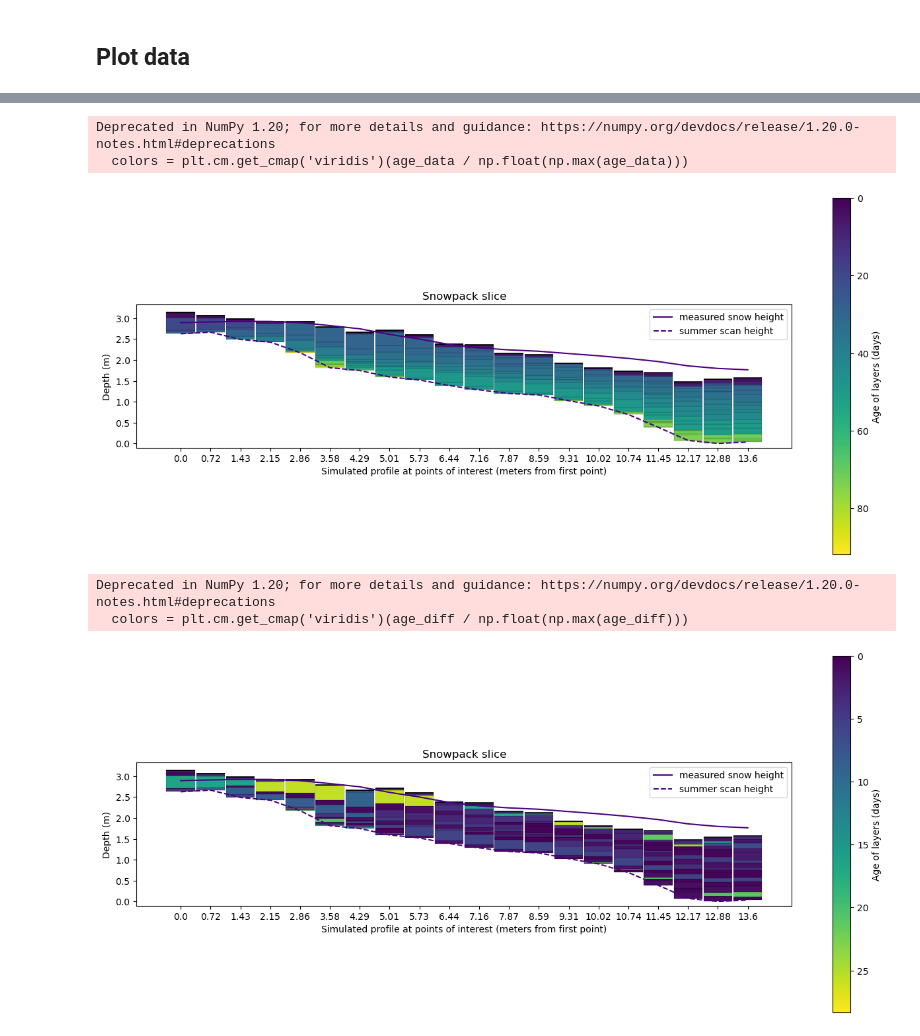
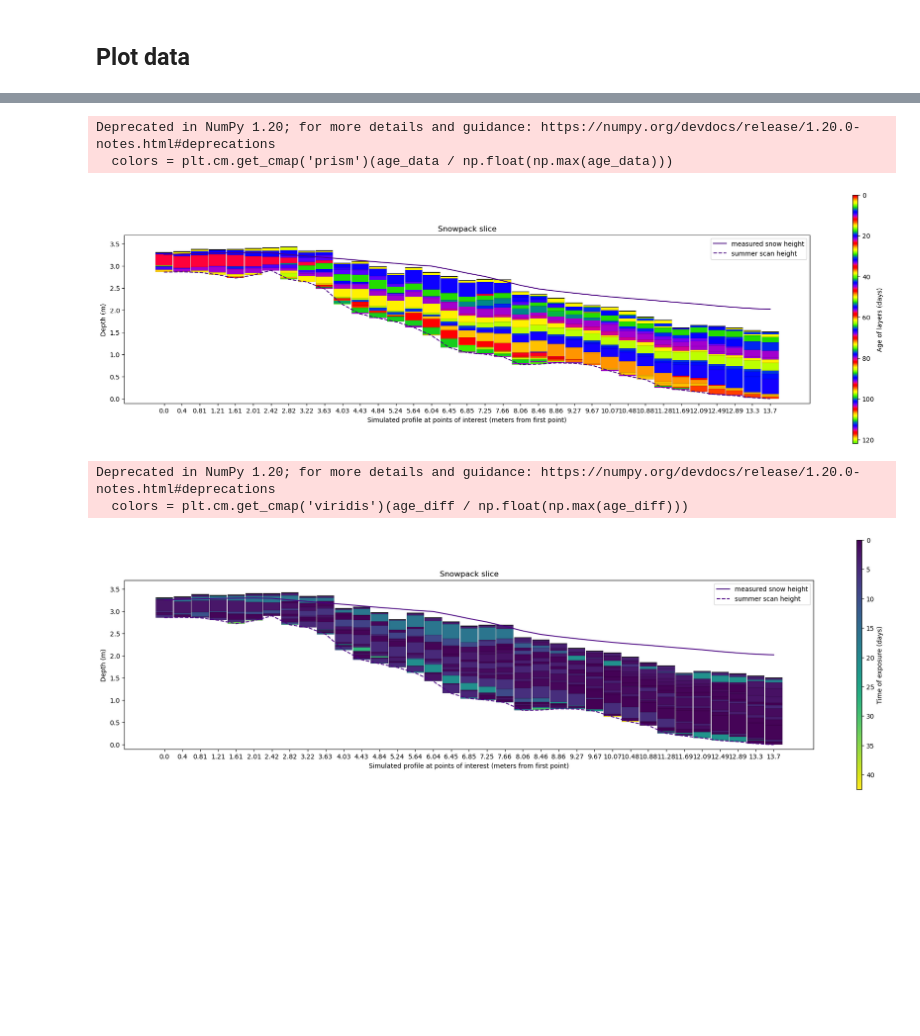
Before and after one commit to Mathilde-Bnt/MB_little_awk, a Jupyter notebook: finalized/23-Artificial_snowpit_figure.ipynb, the cells around one changed output, grey strips where cells are left out. Cells and saved outputs as stored; diff of their text form; code cells hidden in the pictures; blank space fills up the shorter version.

```diff
--- a/finalized/23-Artificial_snowpit_figure.ipynb
+++ b/finalized/23-Artificial_snowpit_figure.ipynb
@@ -197,0 +197,7 @@ for point_nb in range(len(interest_points)):
+# %%
+# Get coordinates for dataset to store the output data
+
+x_coords = [interest_points_coords[i][0] for i in range(len(interest_points_coords))]
+y_coords = [interest_points_coords[i][1] for i in range(len(interest_points_coords))]
+time_coords = [i*dt for i in range(nb_iterations)]
+layer_coords = [i for i in range(max_nb_of_layers)]
@@ -200,18 +225,12 @@ for point_nb in range(len(interest_points)):
 # %%
 # Transpose data and convert to lists for correct plotting
 
-depth_data = list(depth_data.T)
-age_data = list(age_data.T)
-
-for i in range(len(age_data)):
-    age_data[i] = list(age_data[i])
-
-for i in range(len(depth_data)):
-    depth_data[i] = list(depth_data[i])
+thickness_data = [[thickness_data[i][-1][j] for i in range(len(x_coords))] for j in range(len(layer_coords))]
+age_data = [[age_data[i][-1][j] for i in range(len(x_coords))] for j in range(len(layer_coords))]
 
 # Format indications:
 
-# depth_data = [[depth of first layer at each point],
+# thickness_data = [[depth of first layer at each point],
 #        [depth of 2nd layer at each point], [...], ...]
 
 # age_data = [[age of first layer at each point],
@@ -225,6 +244,6 @@ x_2 = x_range[-1]
 y_2 = y_range[-1]
 
 distance_btwn_extreme_pts = math.sqrt((x_1 - x_2)**2 + (y_1 - y_2)**2)
-distance_btwn_x_pts = distance_btwn_extreme_pts / (len(depth_data[0])-1)
+distance_btwn_x_pts = distance_btwn_extreme_pts / (len(thickness_data[0])-1)
 
 figure_height = max(max(last_scan_heights)+0.1, 1.5)
@@ -298,49 +250,49 @@ if save_figures:
 # %%
-# Plot the simulated snowpit
+# Plot the simulated snowpit (zero is defined as the min of the summer surface)
 
-fig = plt.figure(figsize=(16, 7))
+fig = plt.figure(figsize=(24, 7))
 
 age_data = np.array(age_data)
 
-colors = plt.cm.get_cmap('viridis')(age_data / np.float(np.max(age_data)))
+colors = plt.cm.get_cmap('prism')(age_data / np.float(np.max(age_data)))
 
 
 # Visual parameters
-index = np.arange(len(depth_data[0])) * distance_btwn_x_pts + 0.3 * distance_btwn_x_pts
+index = np.arange(len(thickness_data[0])) * distance_btwn_x_pts + 0.3 * distance_btwn_x_pts
 bar_width = 0.96 * distance_btwn_x_pts
 
 # Initialize the vertical offset for the stacked bar chart
-y_offset = np.array(summer_scan_heights) # + offset_at_each_point  # TODO
+y_offset = np.array(summer_scan_heights)
 
 # Plot bars with colors corresponding to age
-for row in range(len(depth_data)):
-    plt.bar(index, depth_data[row], bar_width, bottom=y_offset, color=colors[row], edgecolor='k', linewidth=0.1)
-    y_offset = y_offset + depth_data[row]
+for row in range(len(thickness_data)):
+    plt.bar(index, thickness_data[row], bar_width, bottom=y_offset, color=colors[row], edgecolor='k', linewidth=0.1)
+    y_offset = y_offset + thickness_data[row]
 
 # Plot measured total snowheight and summer surface
 plt.plot(index, last_scan_heights, label='measured snow height', c='indigo')
 plt.plot(index, summer_scan_heights, label='summer scan height', c='indigo', linestyle='--')
 
 # Plot's axes and colorbar
 plt.ylabel("Depth (m)")
 plt.ylim([-0.1, -0.1 + figure_height + 0.4])
 
 ax = plt.gca()
 ax.set_aspect('equal', adjustable='box')
 
 plt.xlabel("Simulated profile at points of interest (meters from first point)")
-xticks_labels = [str(round(i, 2)) for i in np.arange(len(depth_data[0])) * distance_btwn_x_pts]
-plt.xticks(np.arange(len(depth_data[0])) * distance_btwn_x_pts + 0.3 * distance_btwn_x_pts, xticks_labels)
+xticks_labels = [str(round(i, 2)) for i in np.arange(len(thickness_data[0])) * distance_btwn_x_pts]
+plt.xticks(np.arange(len(thickness_data[0])) * distance_btwn_x_pts + 0.3 * distance_btwn_x_pts, xticks_labels)
 plt.title('Snowpack slice')
 
 max_age = (np.max(age_data)) / 3600 / 24
-cbar = plt.colorbar(matplotlib.cm.ScalarMappable(norm=matplotlib.colors.Normalize(vmin=0, vmax=max_age), cmap=new_cmap), orientation='vertical', label='Age of layers (days)')
+cbar = plt.colorbar(matplotlib.cm.ScalarMappable(norm=matplotlib.colors.Normalize(vmin=0, vmax=max_age), cmap='prism'), orientation='vertical', label='Age of layers (days)', aspect=50)
 cbar.ax.invert_yaxis()
 
 plt.legend()
 
 plt.show()
 # %% [output]
 Deprecated in NumPy 1.20; for more details and guidance: https://numpy.org/devdocs/release/1.20.0-notes.html#deprecations
-  colors = plt.cm.get_cmap('viridis')(age_data / np.float(np.max(age_data)))
+  colors = plt.cm.get_cmap('prism')(age_data / np.float(np.max(age_data)))
-[figure, old version]
+[figure, new version]
@@ -347,7 +302,7 @@ Deprecated in NumPy 1.20; for more details and guidance: https://numpy.org/devdo
 # %%
 # Plot the simulated snowpit
 
-fig = plt.figure(figsize=(16, 7))
+fig = plt.figure(figsize=(24, 7))
 
 age_data = np.array(age_data)
 
@@ -357,16 +312,16 @@ colors = plt.cm.get_cmap('viridis')(age_diff / np.float(np.max(age_diff)))
 
 
 # Visual parameters
-index = np.arange(len(depth_data[0])) * distance_btwn_x_pts + 0.3 * distance_btwn_x_pts
+index = np.arange(len(thickness_data[0])) * distance_btwn_x_pts + 0.3 * distance_btwn_x_pts
 bar_width = 0.96 * distance_btwn_x_pts
 
 # Initialize the vertical offset for the stacked bar chart
-y_offset = np.array(summer_scan_heights) # + offset_at_each_point  # TODO
+y_offset = np.array(summer_scan_heights)
 
 # Plot bars with colors corresponding to age
-for row in range(len(depth_data)-1):
-    plt.bar(index, depth_data[row], bar_width, bottom=y_offset, color=colors[row], edgecolor='k', linewidth=0.1)
-    y_offset = y_offset + depth_data[row]
+for row in range(len(thickness_data)-1):
+    plt.bar(index, thickness_data[row], bar_width, bottom=y_offset, color=colors[row], edgecolor='k', linewidth=0.1)
+    y_offset = y_offset + thickness_data[row]
 
 # Plot measured total snowheight and summer surface
 plt.plot(index, last_scan_heights, label='measured snow height', c='indigo')
@@ -380,12 +335,12 @@ ax = plt.gca()
 ax.set_aspect('equal', adjustable='box')
 
 plt.xlabel("Simulated profile at points of interest (meters from first point)")
-xticks_labels = [str(round(i, 2)) for i in np.arange(len(depth_data[0])) * distance_btwn_x_pts]
-plt.xticks(np.arange(len(depth_data[0])) * distance_btwn_x_pts + 0.3 * distance_btwn_x_pts, xticks_labels)
+xticks_labels = [str(round(i, 2)) for i in np.arange(len(thickness_data[0])) * distance_btwn_x_pts]
+plt.xticks(np.arange(len(thickness_data[0])) * distance_btwn_x_pts + 0.3 * distance_btwn_x_pts, xticks_labels)
 plt.title('Snowpack slice')
 
 max_age = (np.max(age_diff)) #/ 3600 / 24
-cbar = plt.colorbar(matplotlib.cm.ScalarMappable(norm=matplotlib.colors.Normalize(vmin=0, vmax=max_age), cmap=new_cmap), orientation='vertical', label='Age of layers (days)')
+cbar = plt.colorbar(matplotlib.cm.ScalarMappable(norm=matplotlib.colors.Normalize(vmin=0, vmax=max_age), cmap='viridis'), orientation='vertical', label='Time of exposure (days)', aspect=50)
 cbar.ax.invert_yaxis()
 
 plt.legend()
@@ -394,4 +349,4 @@ plt.show()
 # %% [output]
 Deprecated in NumPy 1.20; for more details and guidance: https://numpy.org/devdocs/release/1.20.0-notes.html#deprecations
   colors = plt.cm.get_cmap('viridis')(age_diff / np.float(np.max(age_diff)))
-[figure, old version]
+[figure, new version]
```
Also changed, not shown: parts of 17 cells of this notebook, 10 other files.
